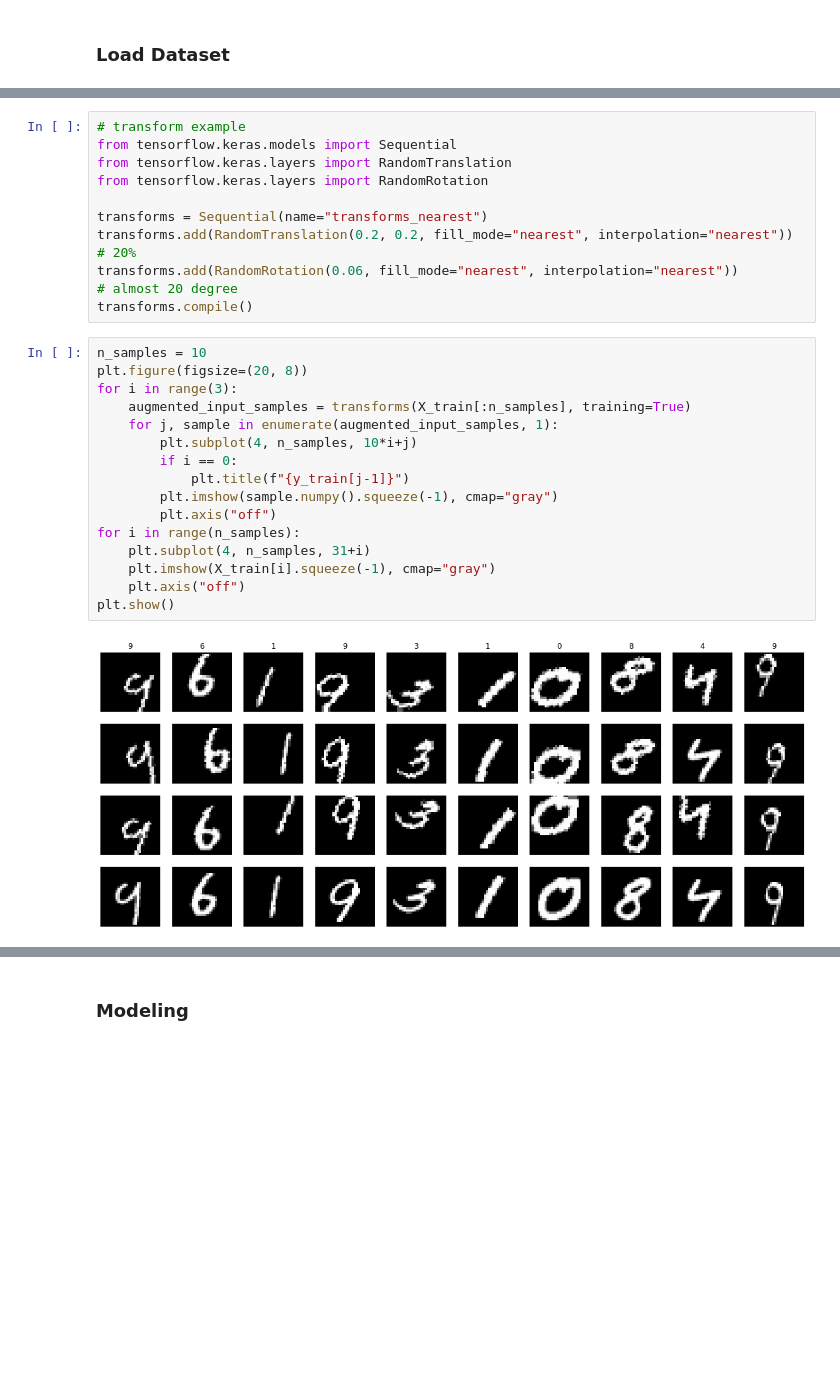
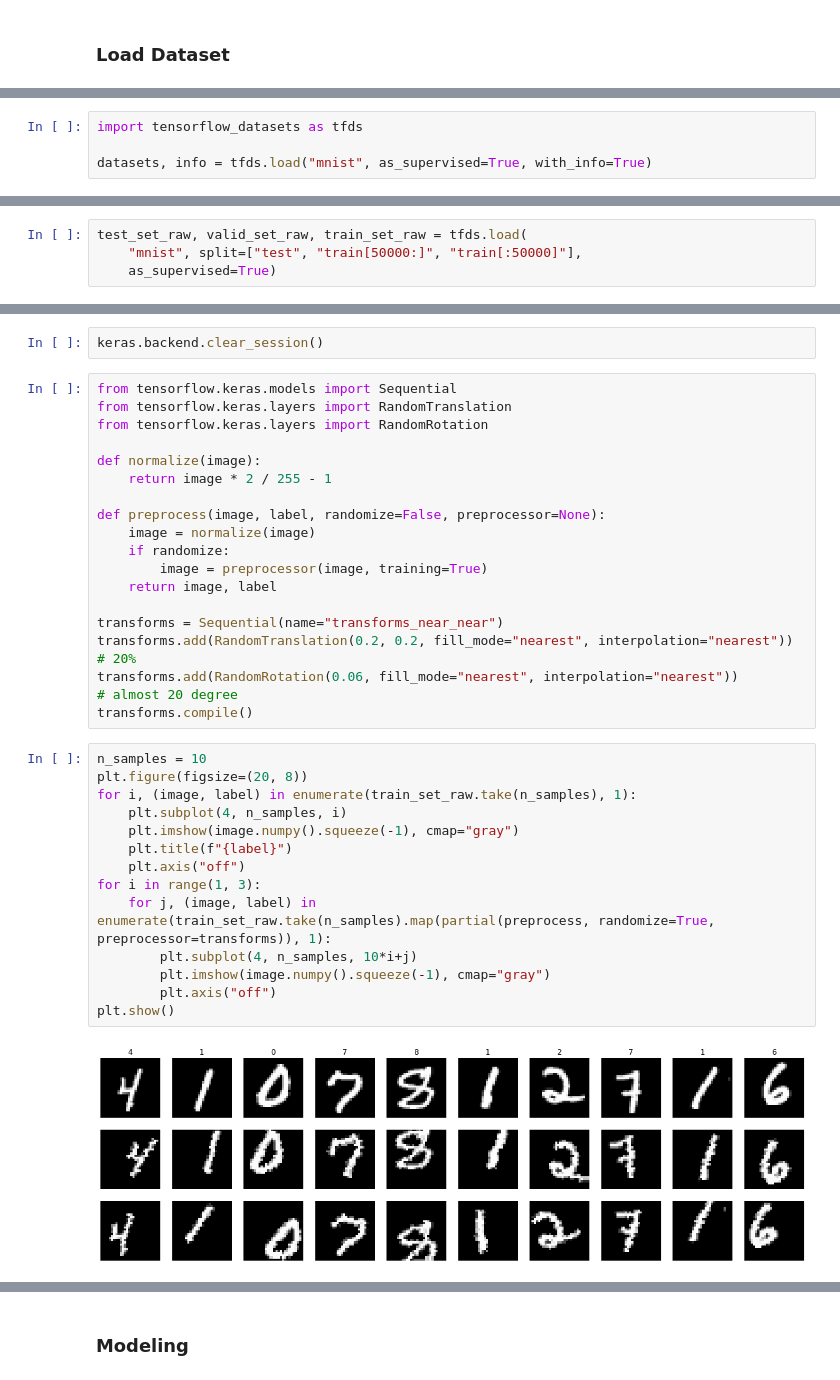
Before and after one commit to sim-so/HandsOnML, a Jupyter notebook: 14_CNN_Practice.ipynb, the cells around one changed output, grey strips where cells are left out. Cells and saved outputs as stored; diff of their text form; blank space fills up the shorter version.

```diff
--- a/14_CNN_Practice.ipynb
+++ b/14_CNN_Practice.ipynb
@@ -69,0 +49,4 @@ X_test = X_test[..., np.newaxis]
+# %%
+import tensorflow_datasets as tfds
+
+datasets, info = tfds.load("mnist", as_supervised=True, with_info=True)
@@ -70 +66,5 @@ X_test = X_test[..., np.newaxis]
+# %%
+test_set_raw, valid_set_raw, train_set_raw = tfds.load(
+    "mnist", split=["test", "train[50000:]", "train[:50000]"],
+    as_supervised=True)
 # %% [markdown]
@@ -73,31 +74,39 @@ X_test = X_test[..., np.newaxis]
     - 시계방향 혹은 반시계방향으로 20도 회전
     - 상하좌우 중 임의의 방향으로 20% 이동
 - Training 중 새로 변형하여 매 epoch 마다 새로운 데이터를 학습하게 함
+# %%
+keras.backend.clear_session()
 # %%
-# transform example
 from tensorflow.keras.models import Sequential
 from tensorflow.keras.layers import RandomTranslation
 from tensorflow.keras.layers import RandomRotation
 
-transforms = Sequential(name="transforms_nearest")
+def normalize(image):
+    return image * 2 / 255 - 1
+
+def preprocess(image, label, randomize=False, preprocessor=None):
+    image = normalize(image)
+    if randomize:
+        image = preprocessor(image, training=True)
+    return image, label
+
+transforms = Sequential(name="transforms_near_near")
 transforms.add(RandomTranslation(0.2, 0.2, fill_mode="nearest", interpolation="nearest"))    # 20%
 transforms.add(RandomRotation(0.06, fill_mode="nearest", interpolation="nearest"))           # almost 20 degree
 transforms.compile()
 # %%
 n_samples = 10
 plt.figure(figsize=(20, 8))
-for i in range(3):
-    augmented_input_samples = transforms(X_train[:n_samples], training=True)
-    for j, sample in enumerate(augmented_input_samples, 1):
+for i, (image, label) in enumerate(train_set_raw.take(n_samples), 1):
+    plt.subplot(4, n_samples, i)
+    plt.imshow(image.numpy().squeeze(-1), cmap="gray")
+    plt.title(f"{label}")
+    plt.axis("off")
+for i in range(1, 3):
+    for j, (image, label) in enumerate(train_set_raw.take(n_samples).map(partial(preprocess, randomize=True, preprocessor=transforms)), 1):
         plt.subplot(4, n_samples, 10*i+j)
-        if i == 0:
-            plt.title(f"{y_train[j-1]}")
-        plt.imshow(sample.numpy().squeeze(-1), cmap="gray")
+        plt.imshow(image.numpy().squeeze(-1), cmap="gray")
         plt.axis("off")
-for i in range(n_samples):
-    plt.subplot(4, n_samples, 31+i)
-    plt.imshow(X_train[i].squeeze(-1), cmap="gray")
-    plt.axis("off")
 plt.show()
 # %% [output]
-[figure, old version]
+[figure, new version]
```
Also changed, not shown: parts of 53 cells of this notebook.
